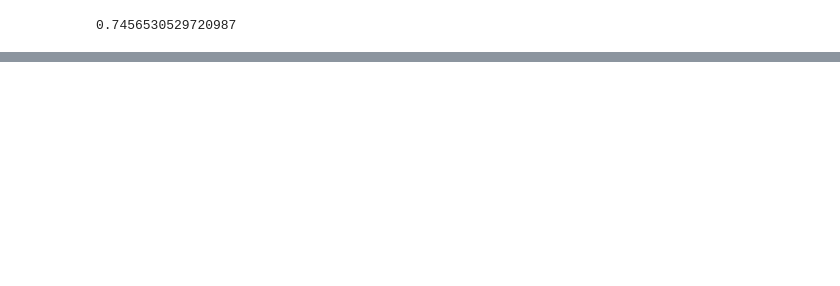
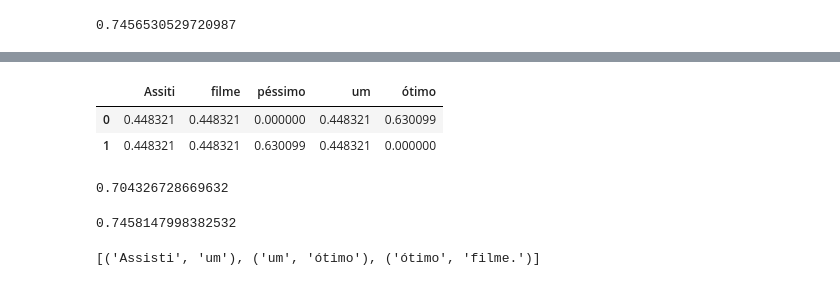
Before and after one commit to Thiagodcfarias/Projetos-Data-Science, a Jupyter notebook: NLP/análise de sentimento/imdb/analise.ipynb, the cells around one changed output, grey strips where cells are left out. Drawn from its saved outputs; the diff is of its cells as text; code cells hidden in the pictures; blank space fills up the shorter version.

```diff
--- a/NLP/análise de sentimento/imdb/analise.ipynb
+++ b/NLP/análise de sentimento/imdb/analise.ipynb
@@ -393,0 +400,45 @@ pareto(df,'text_stopwords_semPontoEAcento_minusculo_stem')
+# %%
+from sklearn.feature_extraction.text import TfidfVectorizer
+
+frases = ["Assiti um filme ótimo", "Assiti um filme péssimo"]
+
+tfidf = TfidfVectorizer(lowercase=False, max_features=100)
+
+caracteristicas = tfidf.fit_transform(frases)
+pd.DataFrame(
+    caracteristicas.todense(),
+    columns=tfidf.get_feature_names()
+)
+# %% [output]
+|  | Assiti | filme | péssimo | um | ótimo |
+| 0 | 0.448321 | 0.448321 | 0.000000 | 0.448321 | 0.630099 |
+| 1 | 0.448321 | 0.448321 | 0.630099 | 0.448321 | 0.000000 |
+# %%
+tfidf_bruto = tfidf.fit_transform(df["text_pt"])
+x_train, x_test, y_train, y_test = train_test_split(tfidf_bruto,
+                                                    df["sentiment"],
+                                                    random_state = 42)
+reg_log.fit(x_train, y_train)
+acuracia_tfidf_bruto = reg_log.score(x_test, y_test)
+print(acuracia_tfidf_bruto)
+# %% [output]
+0.704326728669632
+# %%
+tfidf_tratado = tfidf.fit_transform(df["text_stopwords_semPontoEAcento_minusculo_stem"])
+x_train, x_test, y_train, y_test = train_test_split(tfidf_tratado,
+                                                    df["sentiment"],
+                                                    random_state = 42)
+reg_log.fit(x_train, y_train)
+acuracia_tfidf_tratado = reg_log.score(x_test, y_test)
+print(acuracia_tfidf_tratado)
+# %% [output]
+0.7458147998382532
+# %%
+from nltk import ngrams
+
+frase = "Assisti um ótimo filme."
+frase_separada = tokenizador.tokenize(frase)
+pares = ngrams(frase_separada, 2)
+list(pares)
+# %% [output]
+[('Assisti', 'um'), ('um', 'ótimo'), ('ótimo', 'filme.')]
```
Also changed, not shown: parts of 16 cells of this notebook.
